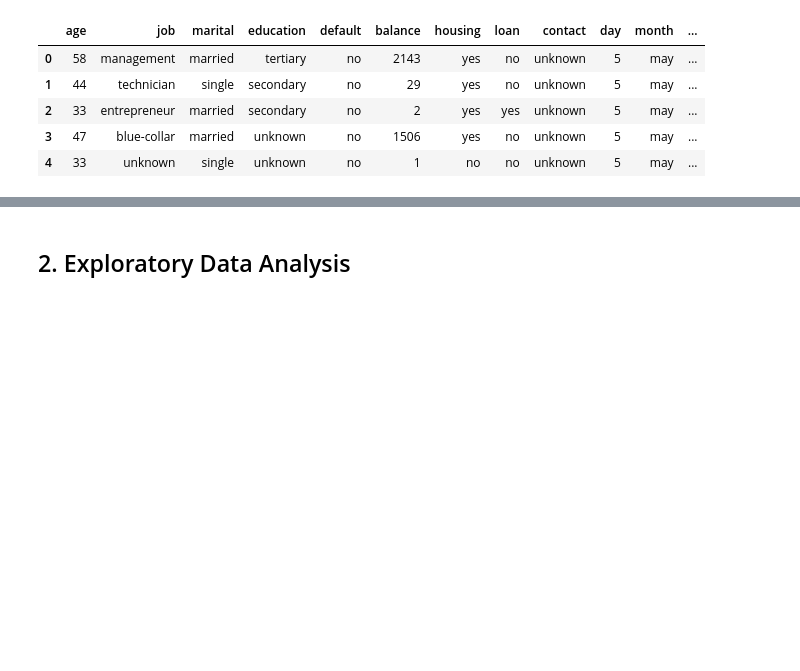
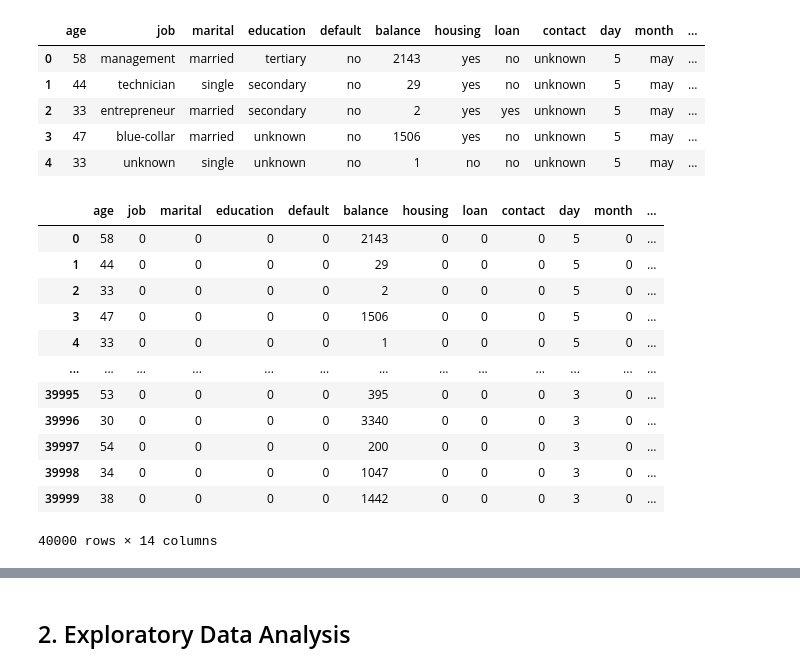
Before and after one commit to mauricio-vasquez/PurchaseIntentPrediction, a Jupyter notebook: Project 2 - PurchaseIntentPrediction.ipynb, the cells around one changed output, grey strips where cells are left out. Saved outputs shown, nothing was run; the diff lists cells and outputs as text; code cells hidden in the pictures; blank space fills up the shorter version.

Commit message:
Categorical transform

```diff
--- a/Project 2 - PurchaseIntentPrediction.ipynb
+++ b/Project 2 - PurchaseIntentPrediction.ipynb
@@ -370,8 +370,8 @@ Output (desired target):
 * y - has the client subscribed to a term deposit? (binary)
 # %%
 # Import data
-path = r"C:\\Users\USER\Documents\\Mauricio V\\Apziva\\Projects\\Project 2 - IntentMarketing\\Data\\Apziva\\"
-#path = r"C:\\Users\\vasquezm\\OneDrive - ROBALINO\\Documentos\\Mauricio V\\Capacitaciones\\Autocapacitacion\\Apziva\\Project 2 - term deposit marketing\\Data\\Apziva\\"
+#path = r"C:\\Users\USER\Documents\\Mauricio V\\Apziva\\Projects\\Project 2 - IntentMarketing\\Data\\Apziva\\"
+path = r"C:\\Users\\vasquezm\\OneDrive - ROBALINO\\Documentos\\Mauricio V\\Capacitaciones\\Autocapacitacion\\Apziva\\Project 2 - term deposit marketing\\Data\\Apziva\\"
 file = 'term-deposit-marketing-2020.csv'
 file_to_open = Path(path) / file
 bankleads = pd.read_csv(file_to_open)
@@ -405,3 +405,50 @@ bankleads.head(5)
 | 2 | 33 | entrepreneur | married | secondary | no | 2 | yes | yes | unknown | 5 | may | ... |
 | 3 | 47 | blue-collar | married | unknown | no | 1506 | yes | no | unknown | 5 | may | ... |
 | 4 | 33 | unknown | single | unknown | no | 1 | no | no | unknown | 5 | may | ... |
+# %%
+# Define a function to convert and label all categorical variables into numeric variables
+
+def cat_to_int(df):
+  """
+  This function converts all categorical variables into numeric variables.
+
+  Args:
+    df: A pandas DataFrame.
+
+  Returns:
+    A pandas DataFrame with the categorical variables labeled.
+  """
+
+  # Get the list of categorical columns.
+  categorical_columns = df.select_dtypes(include="object").columns
+
+  # Create a dictionary of the categories for each column.
+  categories = {}
+  for column in categorical_columns:
+    categories[column] = df[column].unique()
+
+  # Use the `replace` method to replace the codes with the categories.
+  for column in categorical_columns:
+    df[column] = df[column].replace(categories[column])
+
+  # Convert the categorical columns to numeric.
+  for column in categorical_columns:
+    df[column] = df[column].astype("category").cat.codes
+
+  return df
+# %%
+cat_to_int(bankleads)
+# %% [output]
+|  | age | job | marital | education | default | balance | housing | loan | contact | day | month | ... |
+| 0 | 58 | 0 | 0 | 0 | 0 | 2143 | 0 | 0 | 0 | 5 | 0 | ... |
+| 1 | 44 | 0 | 0 | 0 | 0 | 29 | 0 | 0 | 0 | 5 | 0 | ... |
+| 2 | 33 | 0 | 0 | 0 | 0 | 2 | 0 | 0 | 0 | 5 | 0 | ... |
+| 3 | 47 | 0 | 0 | 0 | 0 | 1506 | 0 | 0 | 0 | 5 | 0 | ... |
+| 4 | 33 | 0 | 0 | 0 | 0 | 1 | 0 | 0 | 0 | 5 | 0 | ... |
+| ... | ... | ... | ... | ... | ... | ... | ... | ... | ... | ... | ... | ... |
+| 39995 | 53 | 0 | 0 | 0 | 0 | 395 | 0 | 0 | 0 | 3 | 0 | ... |
+| 39996 | 30 | 0 | 0 | 0 | 0 | 3340 | 0 | 0 | 0 | 3 | 0 | ... |
+| 39997 | 54 | 0 | 0 | 0 | 0 | 200 | 0 | 0 | 0 | 3 | 0 | ... |
+| 39998 | 34 | 0 | 0 | 0 | 0 | 1047 | 0 | 0 | 0 | 3 | 0 | ... |
+| 39999 | 38 | 0 | 0 | 0 | 0 | 1442 | 0 | 0 | 0 | 3 | 0 | ... |
+40000 rows × 14 columns
```
Also changed, not shown: parts of 3 cells of this notebook.
